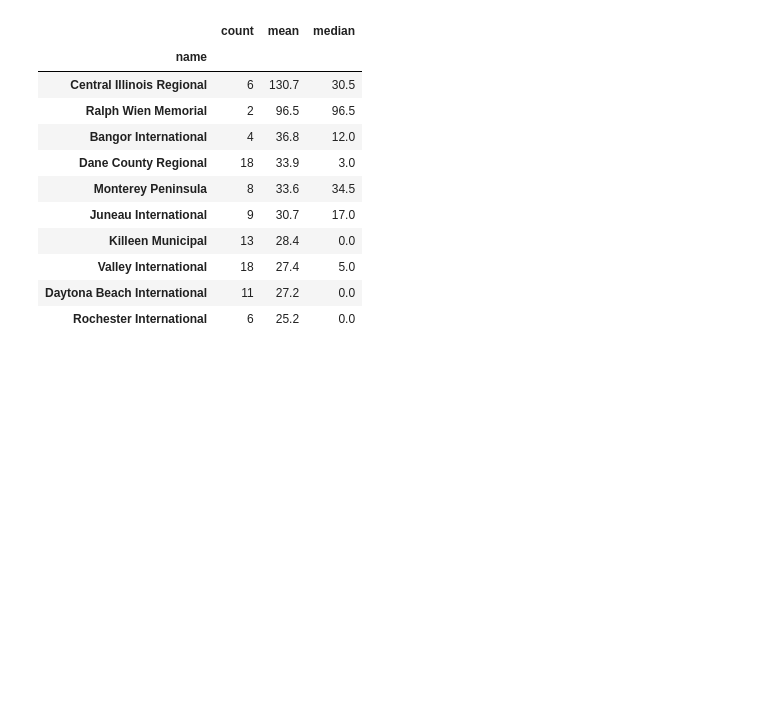
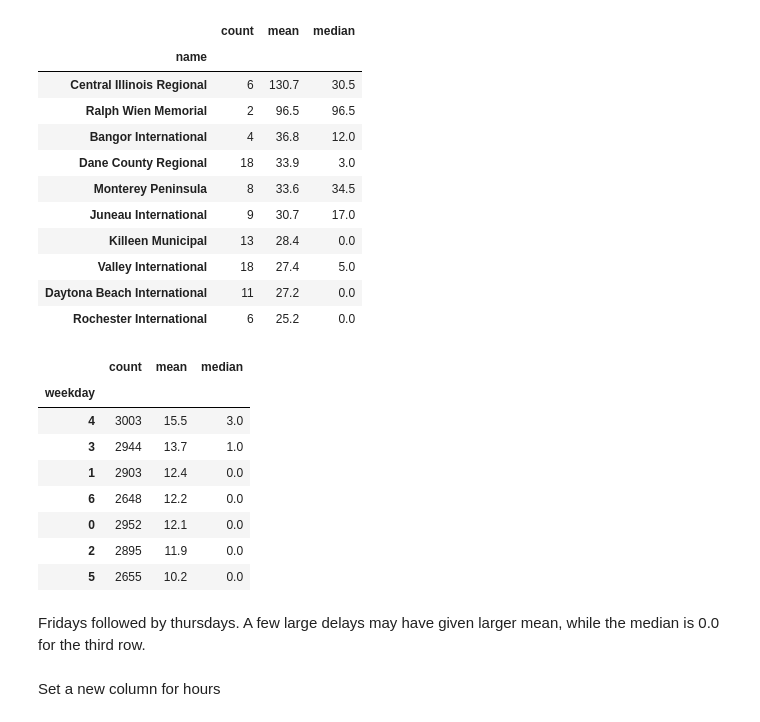
Before and after one commit to MurtazaRafi/Lexicon26, a Jupyter notebook: DataVisualization/Project.ipynb, the cells around one changed output. Saved outputs shown, nothing was run; the diff lists cells and outputs as text; code cells hidden in the pictures; blank space fills up the shorter version.

```diff
--- a/DataVisualization/Project.ipynb
+++ b/DataVisualization/Project.ipynb
@@ -298,3 +298,19 @@ merged.groupby('name')['delayed_only'].agg(['count', 'mean', 'median']).round(1)
 | Valley International | 18 | 27.4 | 5.0 |
 | Daytona Beach International | 11 | 27.2 | 0.0 |
 | Rochester International | 6 | 25.2 | 0.0 |
+# %%
+merged.groupby('weekday')['delayed_only'].agg(['count', 'mean', 'median']).round(1).sort_values('mean', ascending=False).head(10)
+# %% [output]
+|  | count | mean | median |
+| weekday |  |  |  |
+| 4 | 3003 | 15.5 | 3.0 |
+| 3 | 2944 | 13.7 | 1.0 |
+| 1 | 2903 | 12.4 | 0.0 |
+| 6 | 2648 | 12.2 | 0.0 |
+| 0 | 2952 | 12.1 | 0.0 |
+| 2 | 2895 | 11.9 | 0.0 |
+| 5 | 2655 | 10.2 | 0.0 |
+# %% [markdown]
+Fridays followed by thursdays. A few large delays may have given larger mean, while the median is 0.0 for the third row.
+# %% [markdown]
+Set a new column for hours
```
Also changed, not shown: parts of 6 cells of this notebook.
